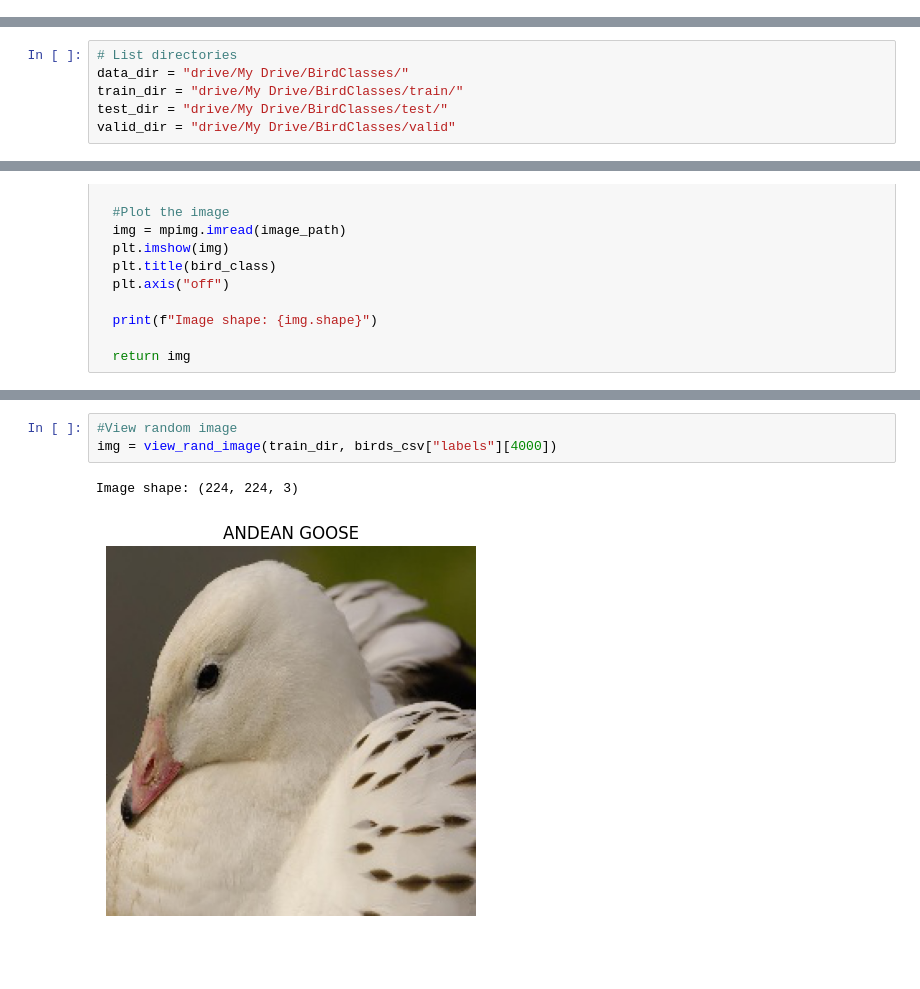
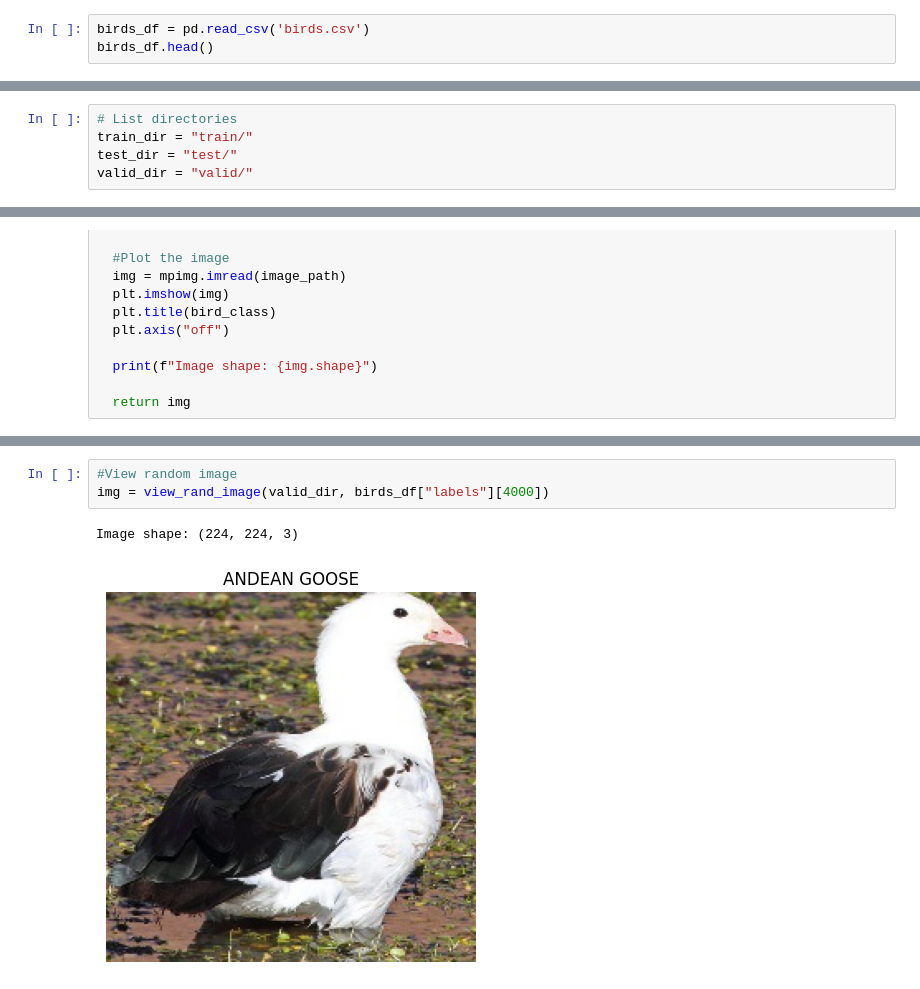
Before and after one commit to fsantamaria1/Bird_Classification, a Jupyter notebook: Bird_Classification.ipynb, the cells around one changed output, grey strips where cells are left out. Saved outputs shown, nothing was run; the diff lists cells and outputs as text; blank space fills up the shorter version.

```diff
--- a/Bird_Classification.ipynb
+++ b/Bird_Classification.ipynb
@@ -36,0 +101,3 @@ Streaming output truncated to the last 5000 lines.
+# %%
+birds_df = pd.read_csv('birds.csv')
+birds_df.head()
@@ -37,9 +111,8 @@ Streaming output truncated to the last 5000 lines.
 # %%
 # List directories
-data_dir = "drive/My Drive/BirdClasses/"
-train_dir = "drive/My Drive/BirdClasses/train/"
-test_dir = "drive/My Drive/BirdClasses/test/"
-valid_dir = "drive/My Drive/BirdClasses/valid"
+train_dir = "train/"
+test_dir = "test/"
+valid_dir = "valid/"
 # %%
 
 def view_rand_image(directory, bird_class):
@@ -74,6 +136,6 @@ birds_csv.tail()
 # %%
 #View random image
-img = view_rand_image(train_dir, birds_csv["labels"][4000])
+img = view_rand_image(valid_dir, birds_df["labels"][4000])
 # %% [output]
 Image shape: (224, 224, 3)
-[figure, old version]
+[figure, new version]
```
Also changed, not shown: parts of 13 cells of this notebook.
